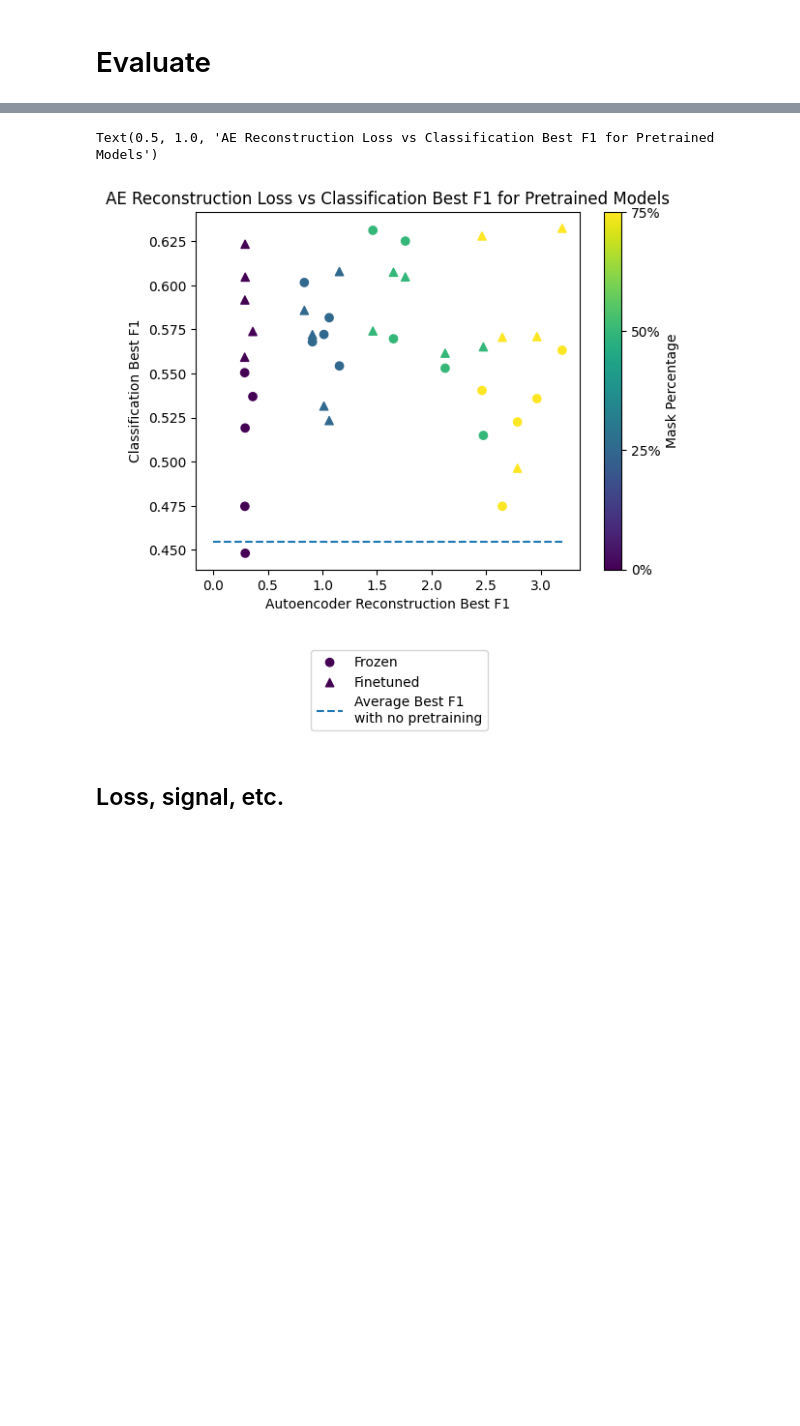
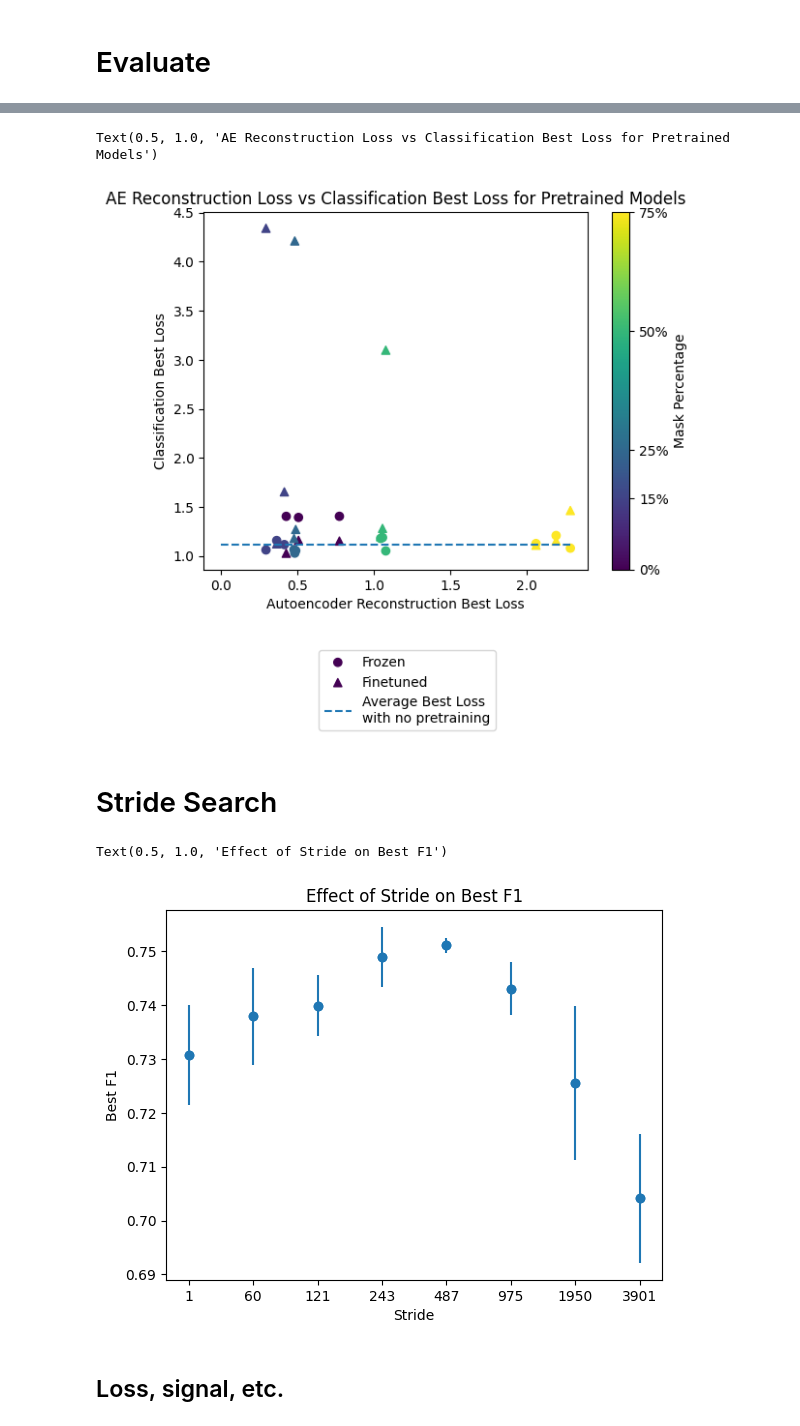
Before and after one commit to Musa-Azeem/eating-detection, a Jupyter notebook: encoderclassifier.ipynb, the cells around one changed output, grey strips where cells are left out. Drawn from its saved outputs; the diff is of its cells as text; code cells hidden in the pictures; blank space fills up the shorter version.

Commit message:
stride_search

```diff
--- a/encoderclassifier.ipynb
+++ b/encoderclassifier.ipynb
@@ -190,7 +186,7 @@ ax.legend(loc=(.4,-.3))
 # %%
 fig = plt.figure()
 ax = fig.add_subplot(1,1,1)
-scalar = 'best_f1'
+scalar = 'best_loss'
 scalar_label = 'Best Loss' if scalar == 'best_loss' else 'Best F1'
 scatter = ax.scatter(df_pretrained[df_pretrained['frozen']]['ae_best_loss'], df_pretrained[df_pretrained['frozen']][scalar], c=df_pretrained[df_pretrained['frozen']]['maskpct'], cmap='viridis', marker='o', label='Frozen')
 scatter = ax.scatter(df_pretrained[~df_pretrained['frozen']]['ae_best_loss'], df_pretrained[~df_pretrained['frozen']][scalar], c=df_pretrained[~df_pretrained['frozen']]['maskpct'], cmap='viridis', marker='^', label='Finetuned')
@@ -204,5 +200,7 @@ ax.set_xlabel(f'Autoencoder Reconstruction {scalar_label}')
 ax.set_ylabel(f'Classification {scalar_label}')
 ax.set_title(f'AE Reconstruction Loss vs Classification {scalar_label} for Pretrained Models')
 # %% [output]
-Text(0.5, 1.0, 'AE Reconstruction Loss vs Classification Best F1 for Pretrained Models')
+Text(0.5, 1.0, 'AE Reconstruction Loss vs Classification Best Loss for Pretrained Models')
-[figure, old version]
+[figure, new version]
+# %% [markdown]
+# Stride Search
@@ -209,3 +213,33 @@ Text(0.5, 1.0, 'AE Reconstruction Loss vs Classification Best F1 for Pretrained
+# %%
+df = pd.DataFrame(columns=['best_loss', 'best_f1', 'n_epochs_for_best', 'stride'])
+for model_dir in Path('/home/musa/eating/eating-detection/dev/stride_search').iterdir():
+    CONFIG = json.load(open(model_dir/'config.json'))
+    info = json.load(open(model_dir/'info.json'))
+
+    df.loc[len(df)] = {
+        'best_loss': info['loss'],
+        'best_f1': np.mean(info['f1']),
+        'n_epochs_for_best': info['best_model'],
+        'stride': CONFIG['WINDOW_STRIDE']
+    }
+    df.sort_values(['stride'], inplace=True)
+# %%
+scalar = 'best_f1'
+scalar_label = 'Best Loss' if scalar == 'best_loss' else 'Best F1'
+ave_df = df.groupby('stride').mean()
+plt.scatter(ave_df.index.astype('str'), ave_df[scalar], label=scalar_label)
+plt.errorbar(
+    ave_df.index.astype('str'),
+    ave_df[scalar],
+    yerr=df.groupby('stride').std()[scalar],
+    fmt='o'
+)
+plt.xlabel('Stride')
+plt.ylabel(scalar_label)
+plt.title(f'Effect of Stride on {scalar_label}')
+# %% [output]
+Text(0.5, 1.0, 'Effect of Stride on Best F1')
+[figure, added]
 # %% [markdown]
 ## Loss, signal, etc.
 # %%
```
Also changed, not shown: parts of 6 cells of this notebook, 4 other files.
